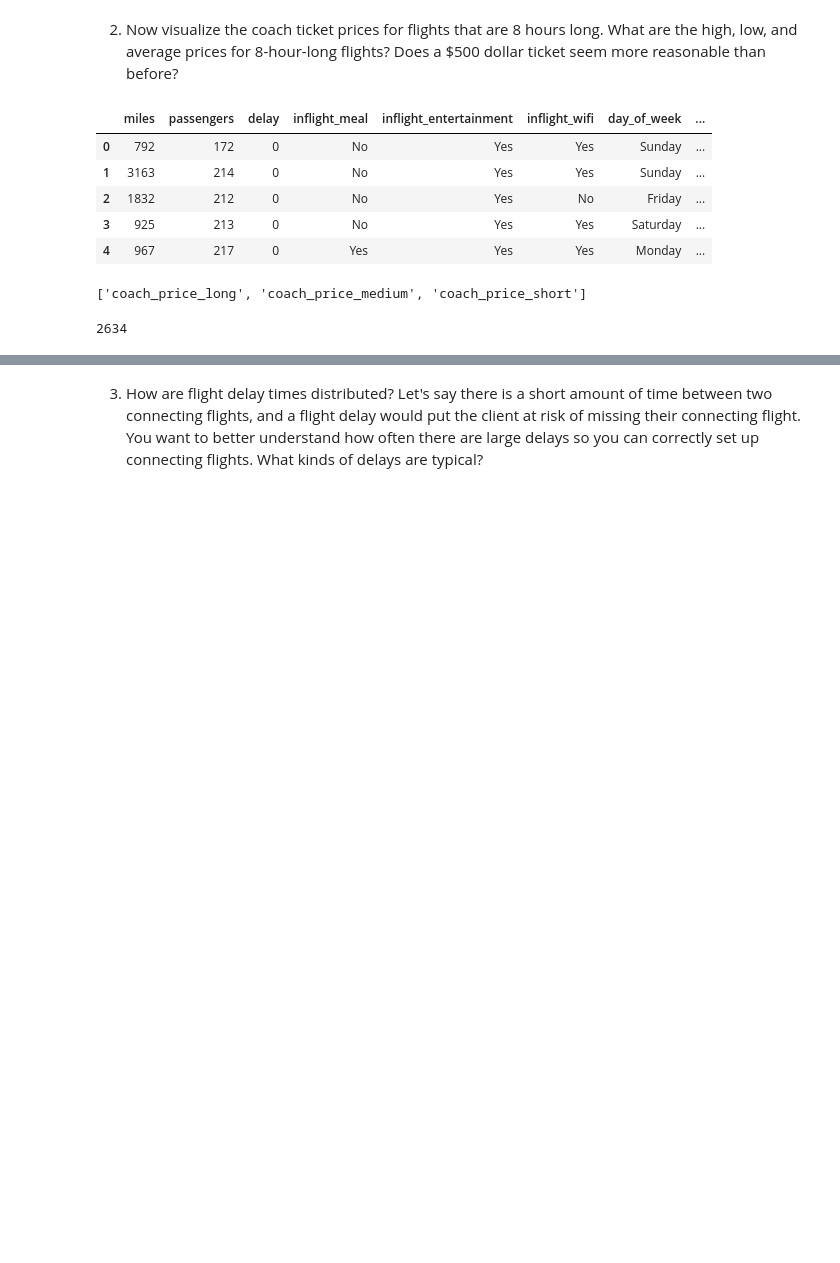
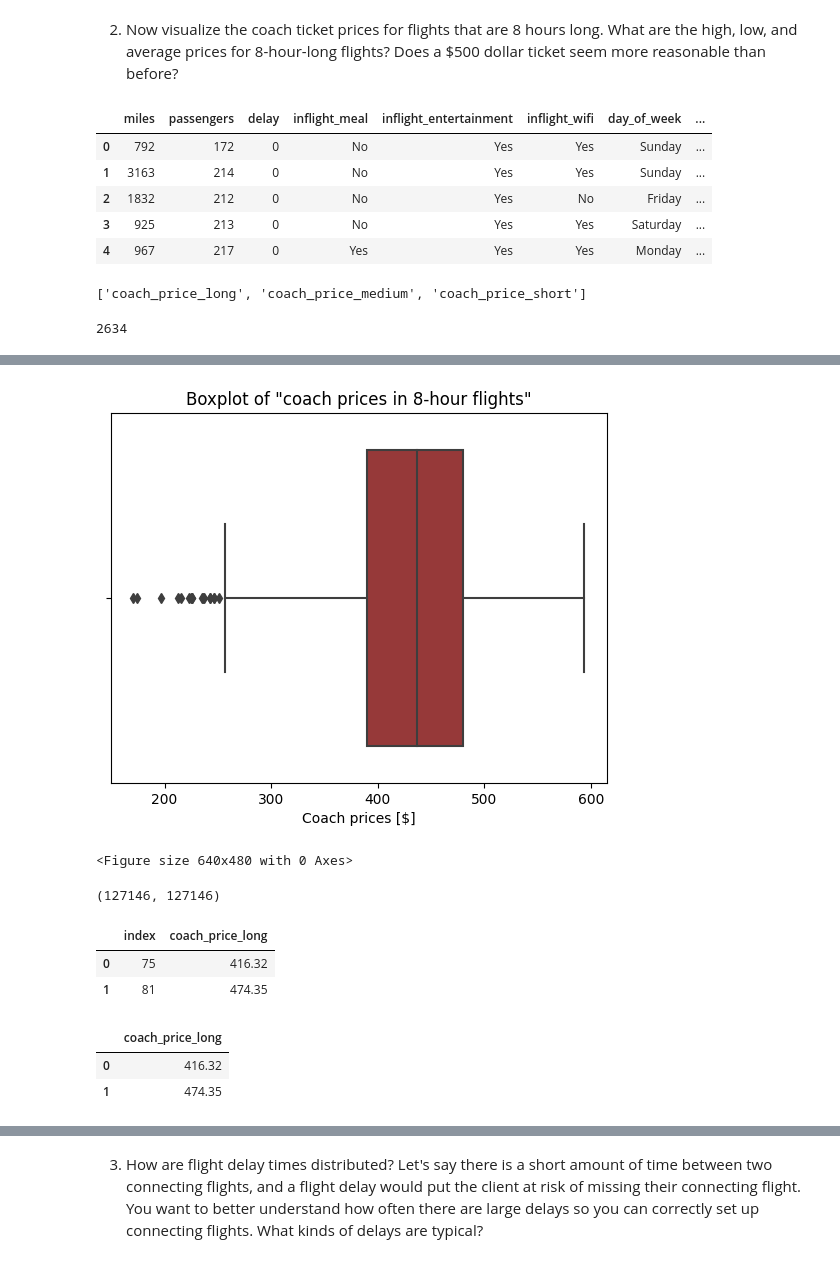
Before and after one commit to LiZoMark841619/Airline_analysis, a Jupyter notebook: Airline_analysis/Airline Analysis.ipynb, the cells around one changed output, grey strips where cells are left out. Drawn from its saved outputs; the diff is of its cells as text; code cells hidden in the pictures; blank space fills up the shorter version.

```diff
--- a/Airline_analysis/Airline Analysis.ipynb
+++ b/Airline_analysis/Airline Analysis.ipynb
@@ -140,8 +146,13 @@ for cat in journey:
 # %%
 sns.boxplot(x='coach_price_long', data=flight, color='brown')
-plt.title('Boxplot of "coach prices" in 8 hour-long flights')
-plt.xlabel('Coach prices ($)')
+plt.title('Boxplot of "coach prices in 8-hour flights"')
+plt.xlabel('Coach prices [$]')
 plt.show()
 plt.clf()
+# %% [output]
+[figure, added]
+<Figure size 640x480 with 0 Axes>
 # %%
-flight.coach_price_long.isna().sum()
+flight.coach_price_long.isna().sum(), flight.coach_price_long.isna().value_counts().loc[True]
+# %% [output]
+(127146, 127146)
@@ -150,9 +159,18 @@ flight.coach_price_long.isna().value_counts().loc[True]
 # %%
 flight_long = flight.coach_price_long.dropna().reset_index()
+flight_long.head(2)
+# %% [output]
+|  | index | coach_price_long |
+| 0 | 75 | 416.32 |
+| 1 | 81 | 474.35 |
 # %%
 flight_long.drop(['index'], axis=1, inplace=True)
 # %%
-flight_long
+flight_long.head(2)
+# %% [output]
+|  | coach_price_long |
+| 0 | 416.32 |
+| 1 | 474.35 |
 # %%
 #Check the boxplot, we can make boxplot and histplot with Nan values, dropna is needless if we want to calculate
 # %%
```
Also changed, not shown: parts of 31 cells of this notebook.
